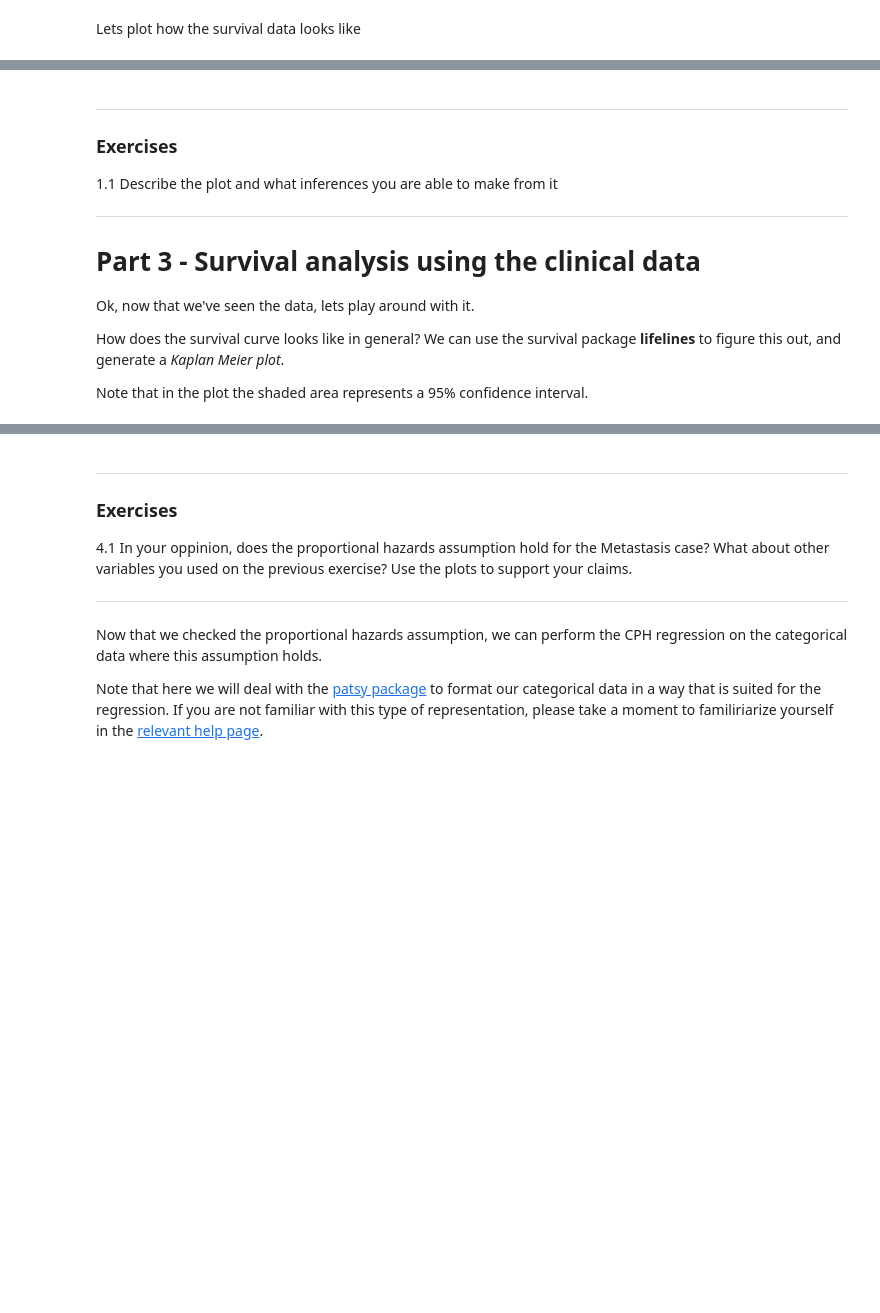
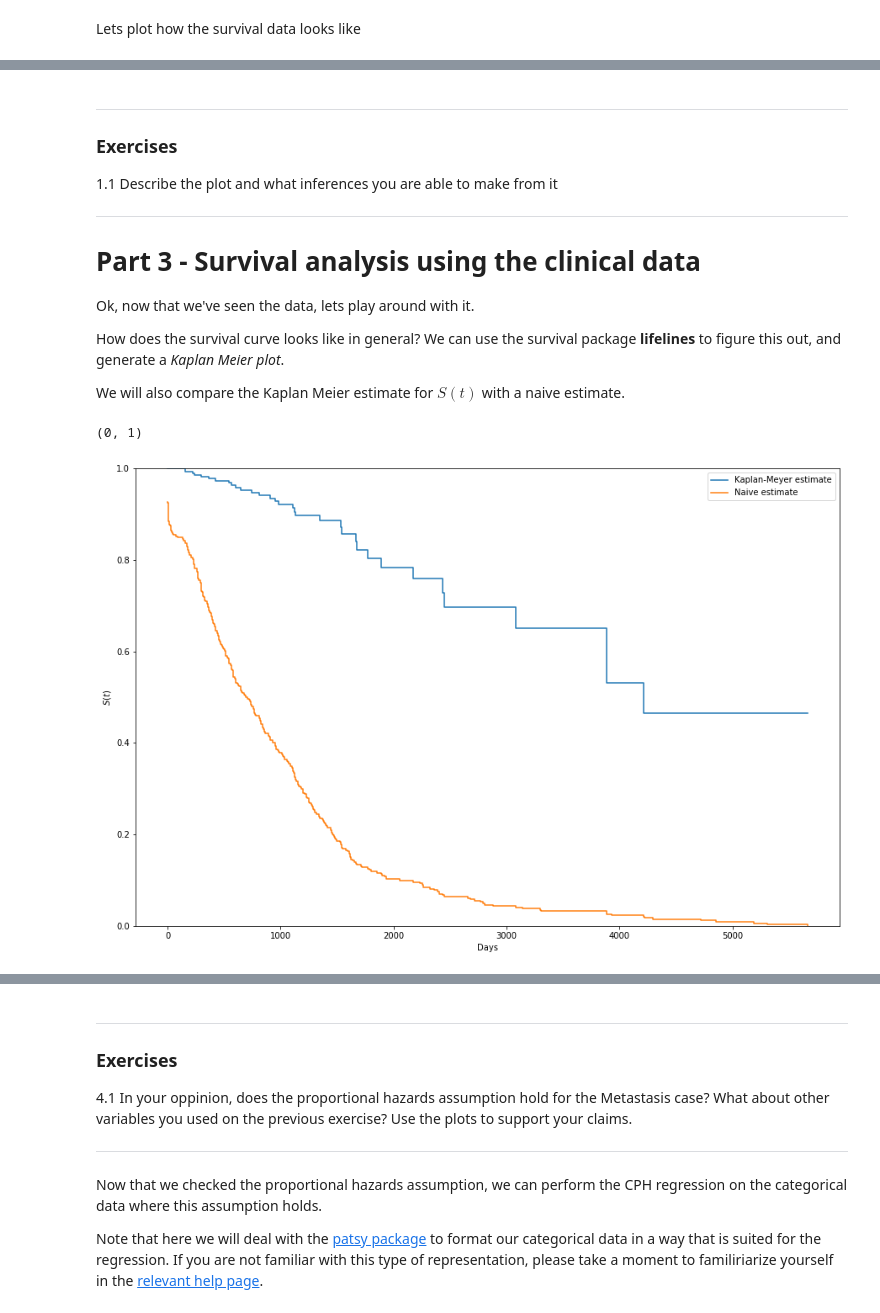
Before and after one commit to gjeuken/survival-workshop, a Jupyter notebook: Workshop.ipynb, the cells around one changed output, grey strips where cells are left out. Cells and saved outputs as stored; diff of their text form; code cells hidden in the pictures; blank space fills up the shorter version.

```diff
--- a/Workshop.ipynb
+++ b/Workshop.ipynb
@@ -60,18 +86,26 @@ Ok, now that we've seen the data, lets play around with it.
 
 How does the survival curve looks like in general? We can use the survival package __lifelines__ to figure this out, and generate a *Kaplan Meier plot*.
 
-Note that in the plot the shaded area represents a 95% confidence interval.
+We will also compare the Kaplan Meier estimate for $S(t)$ with a naive estimate.
 # %%
 kmf = lifelines.KaplanMeierFitter()
+kmf_naive = lifelines.KaplanMeierFitter()
 
 clinical = clinical.dropna()
 
 kmf.fit(clinical['Time'], clinical['Event'])
+kmf_naive.fit(clinical['Time'], np.repeat(1, len(clinical['Time'])))
 
 matplotlib.rcParams['figure.figsize'] = [15, 10]
-kmf.plot()
-plt.xlabel('Days alive')
-plt.ylabel('Fraction alive')
+ax = kmf.plot(ci_show=False)
+kmf_naive.plot(ax=ax, ci_show=False)
+plt.legend(['Kaplan-Meier estimate','Naive estimate'])
+plt.xlabel('Days')
+plt.ylabel('$S(t)$')
+plt.ylim([0,1])
+# %% [output]
+(0, 1)
+[figure, added]
 # %% [markdown]
 ---
 ### Exercises
```
Also changed, not shown: parts of 10 cells of this notebook.
